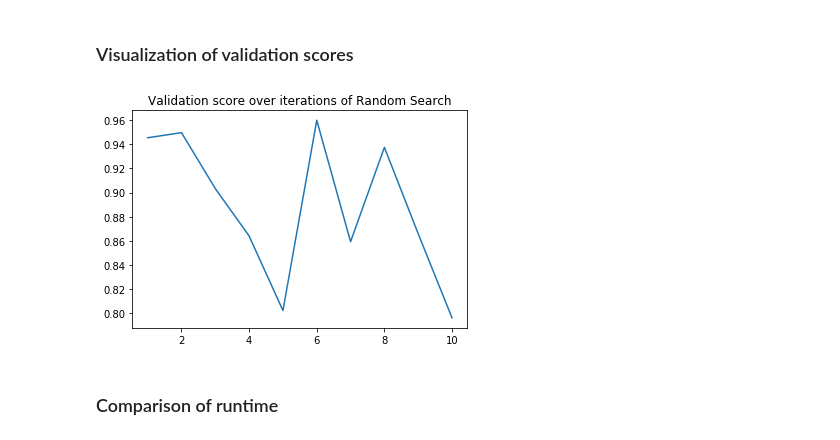
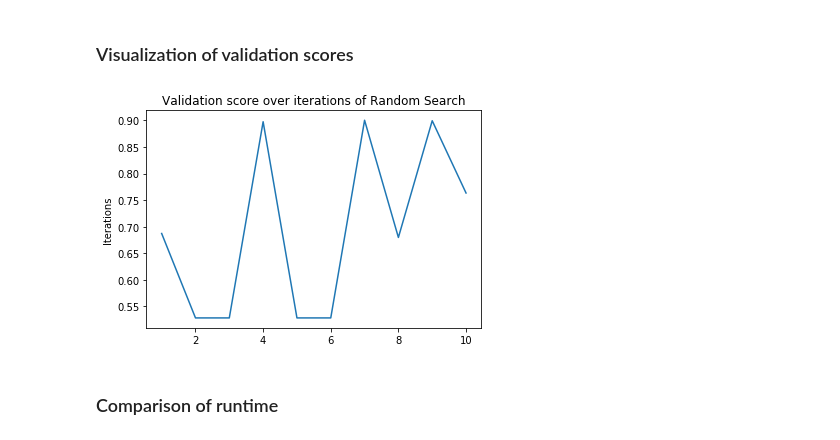
Before and after one commit to DianaDI/seminar-automl, a Jupyter notebook: Seminar Notebook.ipynb, the cells around one changed output. Drawn from its saved outputs; the diff is of its cells as text; code cells hidden in the pictures.

```diff
--- a/Seminar Notebook.ipynb
+++ b/Seminar Notebook.ipynb
@@ -71,6 +57,8 @@ Name: won, dtype: object
+# %%
+n_features = X.shape[1]
 # %% [markdown]
 ### Preprocessing of categorical columns
 # %%
 le = LabelEncoder()
 X = X.apply(lambda col: le.fit_transform(col))
-X.head()
+y = le.fit_transform(y)
@@ -157,10 +138,9 @@ plt.show()
 clf = RandomForestClassifier(random_state=42)
 
 # parameters range for random search
-param_dist = {"max_depth": [3, None],
-              "max_features": randint(1, 30), #number of features to consider when looking for the best split
-              "min_samples_split": randint(2, 11),
-              "min_samples_leaf": randint(1, 11),
+param_dist = {"max_features": randint(1, n_features), #number of features to consider when looking for the best split
+              "min_samples_split": randint(2, 1000),
+              "min_samples_leaf": randint(1, 1000),
               "bootstrap": [True, False],
               "criterion": ["gini", "entropy"],
                "n_estimators": randint(1, 3000)}
@@ -216,15 +193,15 @@ Image('tree_rs.png')
 # %% [markdown]
 ### Visualization of validation scores
 # %%
-y = range(1, n_iter_search+1)
-X = random_search.cv_results_[f'mean_test_score'][::-1]
+y_iter = range(1, n_iter_search+1)
+test_scores = random_search.cv_results_[f'mean_test_score'][::-1]
 plt.figure(2)
 plt.title("Validation score over iterations of Random Search")
-# TODO add labels to plot
-plt.plot(y, X)
+plt.ylabel("Iterations")
+plt.plot(y_iter, test_scores)
 plt.show()
 # %% [output]
-[figure, old version]
+[figure, new version]
 # %% [markdown]
 ### Comparison of runtime
 # %%
```
Also changed, not shown: parts of 47 cells of this notebook, 1 other file.
